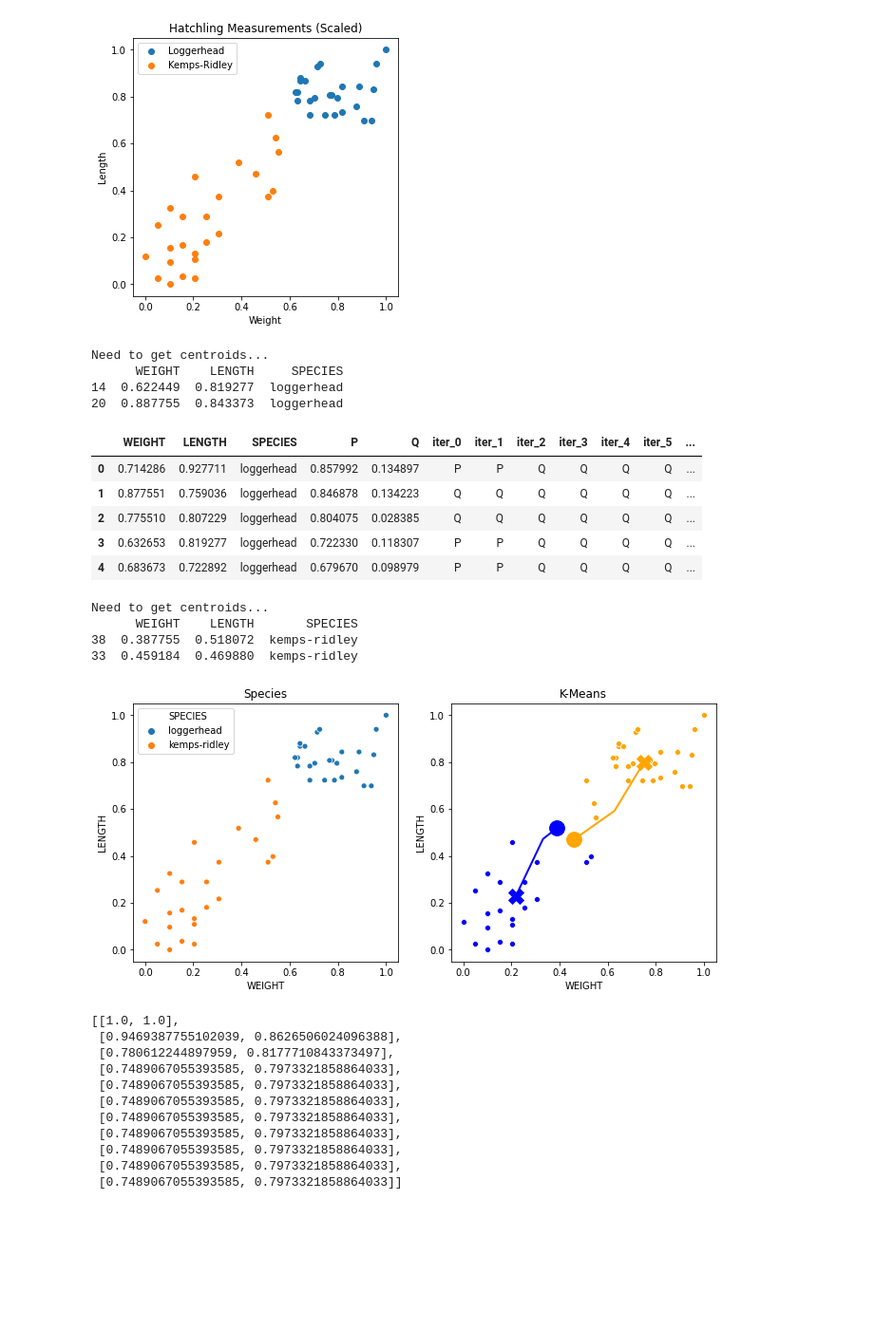
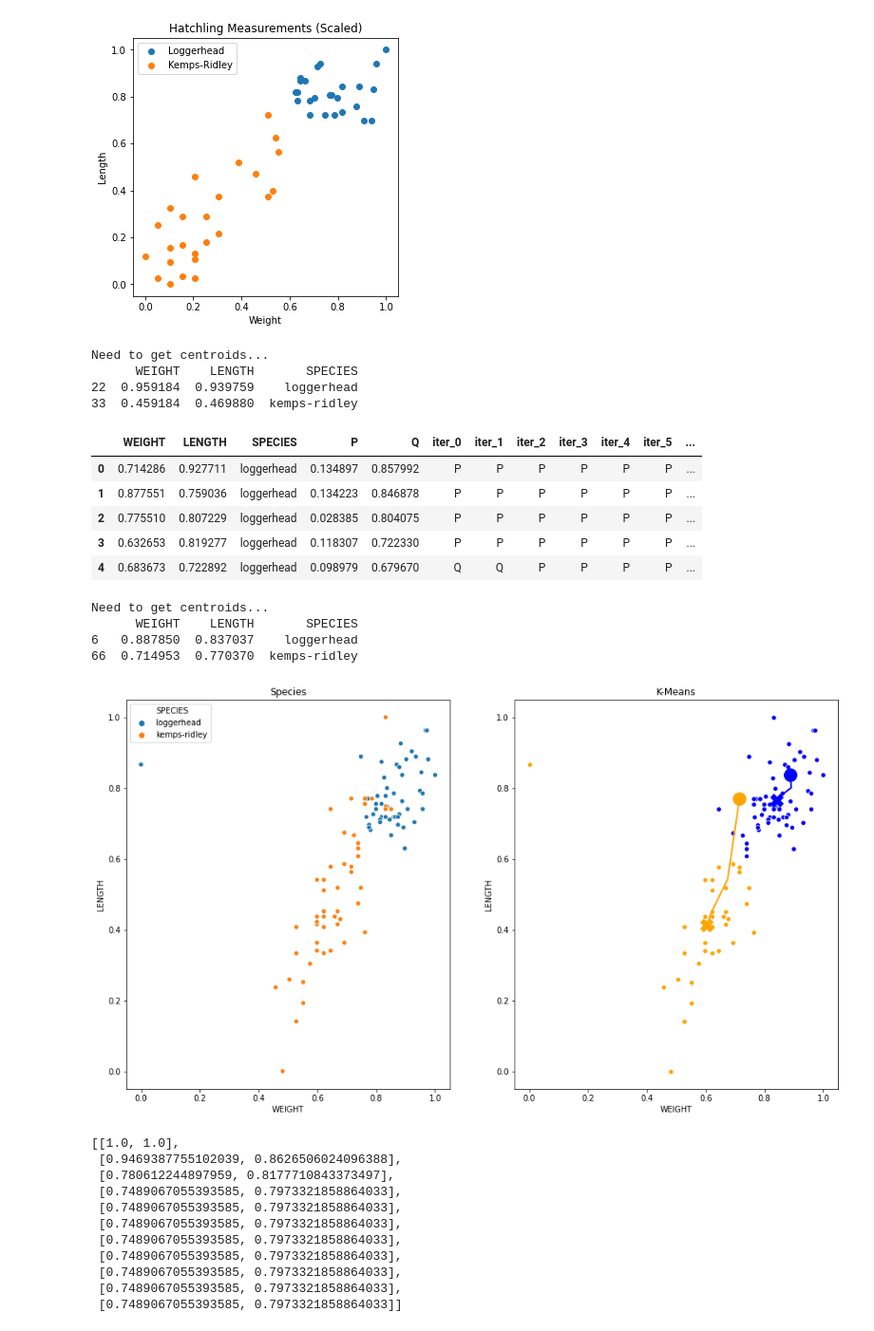
Before and after one commit to danhales/kmeans-turtles, a Jupyter notebook: kmeans-turtles.ipynb, the cells around one changed output. Shown: that part at 95% size. Cells and saved outputs as stored; diff of their text form; code cells hidden in the pictures; blank space fills up the shorter version.

Commit message:
added another sample of turtles to check for generalization

```diff
--- a/kmeans-turtles.ipynb
+++ b/kmeans-turtles.ipynb
@@ -31,8 +31,8 @@ import pandas as pd
 
 # The column 'Unnamed: 0' contains an index from the larger dataset, so we'll
 # drop it.
-def load_data():
-    df = pd.read_csv('sample.csv').drop(axis=1, labels=['Unnamed: 0'])[['WEIGHTGR', 'LENGTHCM', 'SPECIES']]
+def load_data(filename='sample.csv'):
+    df = pd.read_csv(filename).drop(axis=1, labels=['Unnamed: 0'])[['WEIGHTGR', 'LENGTHCM', 'SPECIES']]
     df['WEIGHT'] = (df.WEIGHTGR - df.WEIGHTGR.min()) / (df.WEIGHTGR.max() - df.WEIGHTGR.min())
     df['LENGTH'] = (df.LENGTHCM - df.LENGTHCM.min()) / (df.LENGTHCM.max() - df.LENGTHCM.min())
     return df
@@ -47,7 +47,7 @@ load_data().head()
 | 4 | 19.7 | 4.62 | loggerhead | 0.683673 | 0.722892 |
 # %%
 import matplotlib.pyplot as plt
-df = load_data()
+df = load_data('sample.csv')
 
 plt.figure(figsize=(5,5))
 plt.scatter(df[df.SPECIES == 'loggerhead'].WEIGHTGR, df[df.SPECIES == 'loggerhead'].LENGTHCM)
@@ -124,6 +124,7 @@ def kmeans(df, max_iter=10, initial_p=None, initial_q=None, random_state=None):
         iteration += 1
         df[f'iter_{iteration}'] = compute_clusters(df, p, q)
         p, q = update_pq(df)
+
         ps.append(p)
         qs.append(q)
 
@@ -133,45 +134,45 @@ df = load_data()[['WEIGHT', 'LENGTH', 'SPECIES']]
 kmeans(df, random_state=100)[0].head()
 # %% [output]
 Need to get centroids...
-      WEIGHT    LENGTH     SPECIES
-14  0.622449  0.819277  loggerhead
-20  0.887755  0.843373  loggerhead
+      WEIGHT    LENGTH       SPECIES
+22  0.959184  0.939759    loggerhead
+33  0.459184  0.469880  kemps-ridley
 |  | WEIGHT | LENGTH | SPECIES | P | Q | iter_0 | iter_1 | iter_2 | iter_3 | iter_4 | iter_5 | ... |
-| 0 | 0.714286 | 0.927711 | loggerhead | 0.857992 | 0.134897 | P | P | Q | Q | Q | Q | ... |
-| 1 | 0.877551 | 0.759036 | loggerhead | 0.846878 | 0.134223 | Q | Q | Q | Q | Q | Q | ... |
-| 2 | 0.775510 | 0.807229 | loggerhead | 0.804075 | 0.028385 | Q | Q | Q | Q | Q | Q | ... |
-| 3 | 0.632653 | 0.819277 | loggerhead | 0.722330 | 0.118307 | P | P | Q | Q | Q | Q | ... |
-| 4 | 0.683673 | 0.722892 | loggerhead | 0.679670 | 0.098979 | P | P | Q | Q | Q | Q | ... |
+| 0 | 0.714286 | 0.927711 | loggerhead | 0.134897 | 0.857992 | P | P | P | P | P | P | ... |
+| 1 | 0.877551 | 0.759036 | loggerhead | 0.134223 | 0.846878 | P | P | P | P | P | P | ... |
+| 2 | 0.775510 | 0.807229 | loggerhead | 0.028385 | 0.804075 | P | P | P | P | P | P | ... |
+| 3 | 0.632653 | 0.819277 | loggerhead | 0.118307 | 0.722330 | P | P | P | P | P | P | ... |
+| 4 | 0.683673 | 0.722892 | loggerhead | 0.098979 | 0.679670 | Q | Q | P | P | P | P | ... |
 # %%
 import seaborn as sns
-df = load_data()[['WEIGHT', 'LENGTH', 'SPECIES']]
+df = load_data('sample2.csv')[['WEIGHT', 'LENGTH', 'SPECIES']]
 k, ps, qs = kmeans(df)
 px = [p[0] for p in ps]
 py = [p[1] for p in ps]
 qx = [q[0] for q in qs]
 qy = [q[1] for q in qs]
 
 last = k.iloc[:,-1]
-fig, (sp, km) = plt.subplots(1, 2, figsize=(11,5))
+fig, (sp, km) = plt.subplots(1, 2, figsize=(16,9))
 sns.scatterplot(k.WEIGHT, k.LENGTH, hue=k.SPECIES, ax=sp)
 sns.scatterplot(k[last=='P'].WEIGHT, k[last=='P'].LENGTH, color='blue', ax=km)
 sns.scatterplot(k[last=='Q'].WEIGHT, k[last=='Q'].LENGTH, color='orange', ax=km)
 sp.set_title('Species')
 km.set_title('K-Means')
 km.plot(px, py, color='blue', lw=2)
 km.scatter(*ps[0], marker='o', s=250, color='blue') # initial centroid is the big dot
 km.scatter(*ps[-1], marker='X', s=250, color='blue') # final centroid is the X
 km.plot(qx, qy, color='orange', lw=2)
 km.scatter(*qs[0], marker='o', s=250, color='orange')
 km.scatter(*qs[-1], marker='X', s=250, color='orange')
 
 plt.savefig('kmeans_failure.png');
 # %% [output]
 Need to get centroids...
       WEIGHT    LENGTH       SPECIES
-38  0.387755  0.518072  kemps-ridley
-33  0.459184  0.469880  kemps-ridley
+6   0.887850  0.837037    loggerhead
+66  0.714953  0.770370  kemps-ridley
-[figure, old version]
+[figure, new version]
 # %%
 p
 # %% [output]
```
Also changed, not shown: 1 other file.
